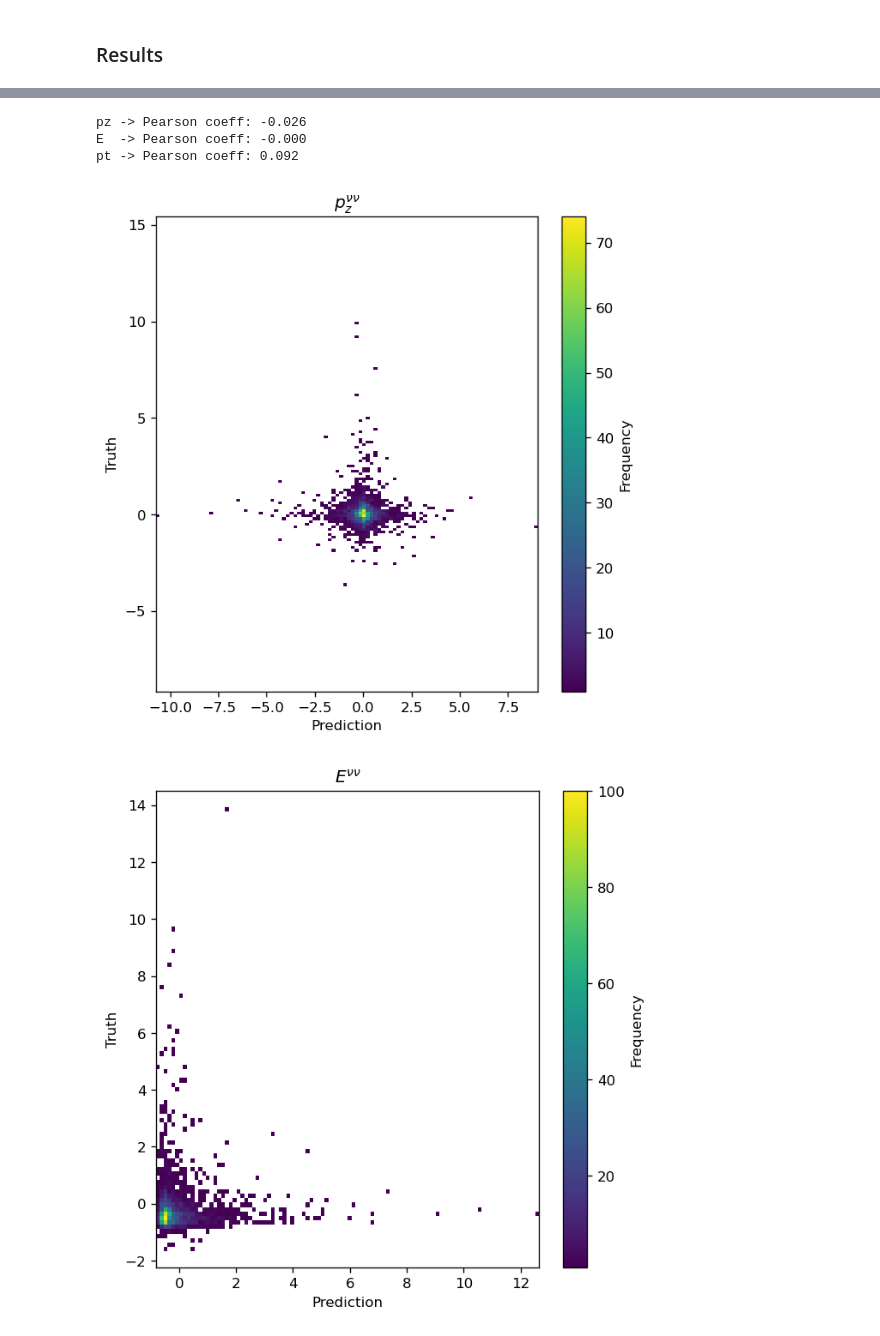
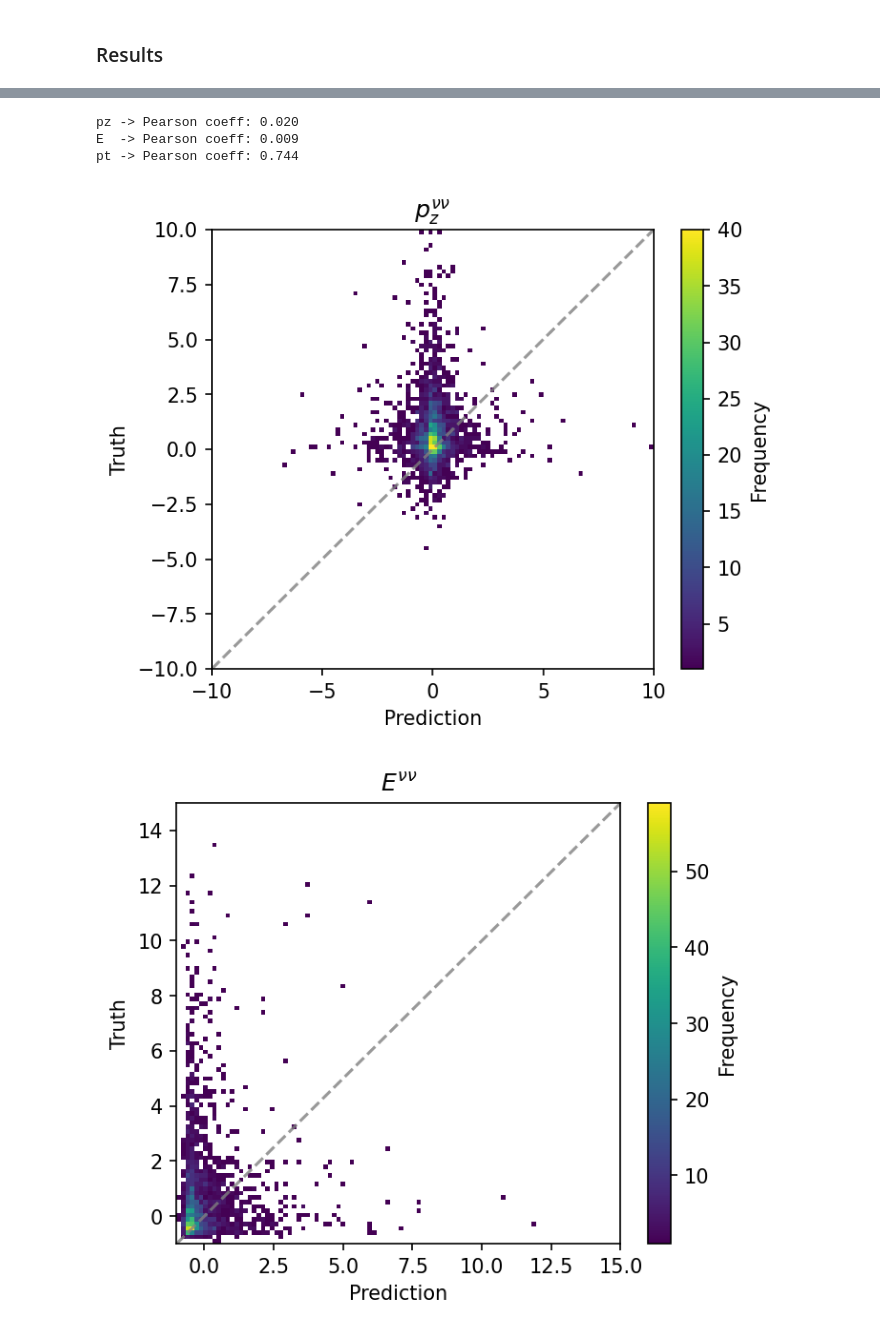
Before and after one commit to yygarypeng/QE-mls, a Jupyter notebook: INN.ipynb, the cells around one changed output, grey strips where cells are left out. Saved outputs shown, nothing was run; the diff lists cells and outputs as text; code cells hidden in the pictures.

```diff
--- a/INN.ipynb
+++ b/INN.ipynb
@@ -23,0 +45,8 @@ To enable the following instructions: AVX2 FMA, in other operations, rebuild Ten
+# %%
+cut_pre_pt_lead = LeadLep["pt"] > 22 * GEV
+cut_pre_pt_sub = SubLep["pt"] > 15 * GEV
+cut_pre_dilep_m = diLep["m"] > 10 * GEV
+cut_pre_pt_miss = MET["pt"] > 20 * GEV
+cut_pre = cut_pre_pt_lead & cut_pre_pt_sub & cut_pre_dilep_m & cut_pre_pt_miss
+
+del cut_pre_pt_lead, cut_pre_pt_sub, cut_pre_dilep_m, cut_pre_pt_miss
@@ -176,12 +307,12 @@ Testing data shape: (2000, 5).
 # *hyperparameter
 n_couple_layer = 5
 n_hid_layer = 3
-n_hid_dim = 32
+n_hid_dim = 512
 learning_rate = 1e-5
 
 # * hyperparameter
 n_batch = 256
-n_epoch = 64
+n_epoch = 128
 n_display = n_batch
 
 # * hyperparameter
@@ -197,7 +328,7 @@ y_dim = train_y.shape[1]
 
 # * hyperparameter
 # z_dim = x_dim - y_dim # we only take intrinsic dimension into account
-z_dim = 5
+z_dim = 3
 
 tot_dim = y_dim + z_dim
 pad_dim = tot_dim - x_dim
@@ -445,36 +579,44 @@ x_pred (2000, 10)
 # %%
-def plot_2d_histogram(pred, truth, title, save_name, bins=100):
-    hist, xedges, yedges = np.histogram2d(pred.flatten(), truth, bins=(bins, bins))
-    hist = np.ma.masked_where(hist == 0, hist)
-    fig = plt.figure(figsize=(6, 6), dpi=120)
-    plt.pcolormesh(xedges, yedges, hist.T, cmap="viridis")
+def plot_2d_histogram(pred, truth, title, save_name, bins=100, range=None):
+    fig = plt.figure(figsize=(5, 4), dpi=150)
+    plt.hist2d(
+        pred.flatten(), truth, bins=bins, range=[range, range], cmap="viridis", cmin=1
+    )
     cbar = plt.colorbar()
     cbar.set_label("Frequency")
     plt.title(title)
     plt.xlabel("Prediction")
     plt.ylabel("Truth")
+    plt.plot(range, range, color="grey", linestyle="--", alpha=0.8)  # add y=x line
+    plt.xlim(range)
+    plt.ylim(range)
     plt.savefig(save_name)
-    plt.axis("equal")
     plt.show()
     plt.close()
 
 
 # Plot the results
 import scipy as sp
 
 print(f"pz -> Pearson coeff: {sp.stats.pearsonr(pz_truth, pz_pred)[0]:.3f}")
 print(f"E  -> Pearson coeff: {sp.stats.pearsonr(E_truth, E_pred)[0]:.3f}")
 print(f"pt -> Pearson coeff: {sp.stats.pearsonr(pt_truth, pt_pred)[0]:.3f}")
-plot_2d_histogram(pz_truth, pz_pred, r"$p^{\nu\nu}_{z}$", save_name="pz.png")
-plot_2d_histogram(E_truth, E_pred, r"$E^{\nu\nu}$", save_name="energy.png")
-plot_2d_histogram(pt_truth, pt_pred, r"$p^{\nu\nu}_{T}$", save_name="pt.png")
+plot_2d_histogram(
+    pz_truth, pz_pred, r"$p^{\nu\nu}_{z}$", save_name="pz.png", range=[-10, 10]
+)
+plot_2d_histogram(
+    E_truth, E_pred, r"$E^{\nu\nu}$", save_name="energy.png", range=[-1, 15]
+)
+plot_2d_histogram(
+    pt_truth, pt_pred, r"$p^{\nu\nu}_{T}$", save_name="pt.png", range=[-0.5, 7]
+)
 
 print("====================== Finished!! ======================")
 
 # tensorboard --logdir logs/fit
 # %% [output]
-pz -> Pearson coeff: -0.026
-E  -> Pearson coeff: -0.000
-pt -> Pearson coeff: 0.092
+pz -> Pearson coeff: 0.020
+E  -> Pearson coeff: 0.009
+pt -> Pearson coeff: 0.744
-[figure, old version]
+[figure, new version]
-[figure, old version]
+[figure, new version]
```
Also changed, not shown: parts of 15 cells of this notebook, 4 other files.
